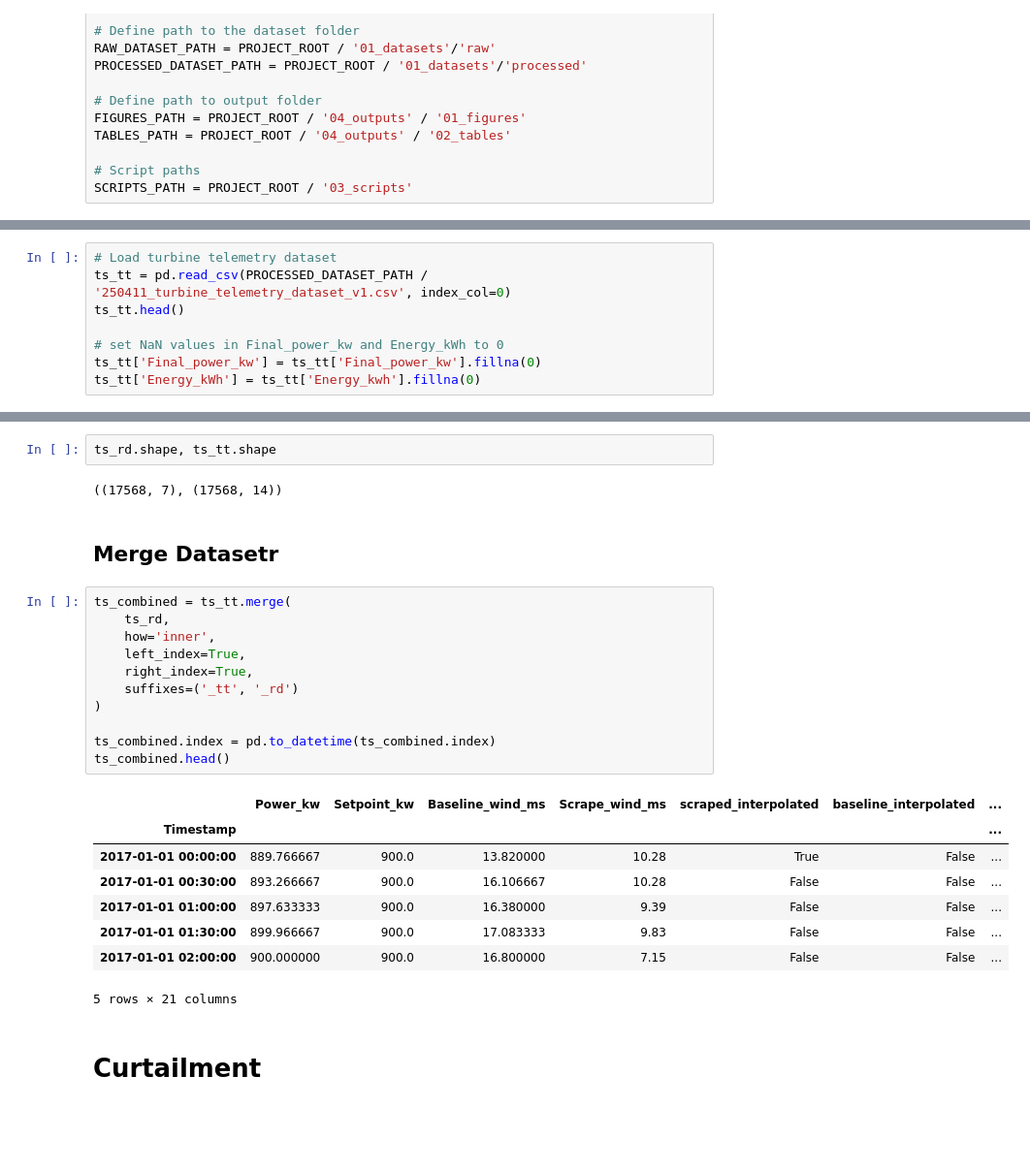
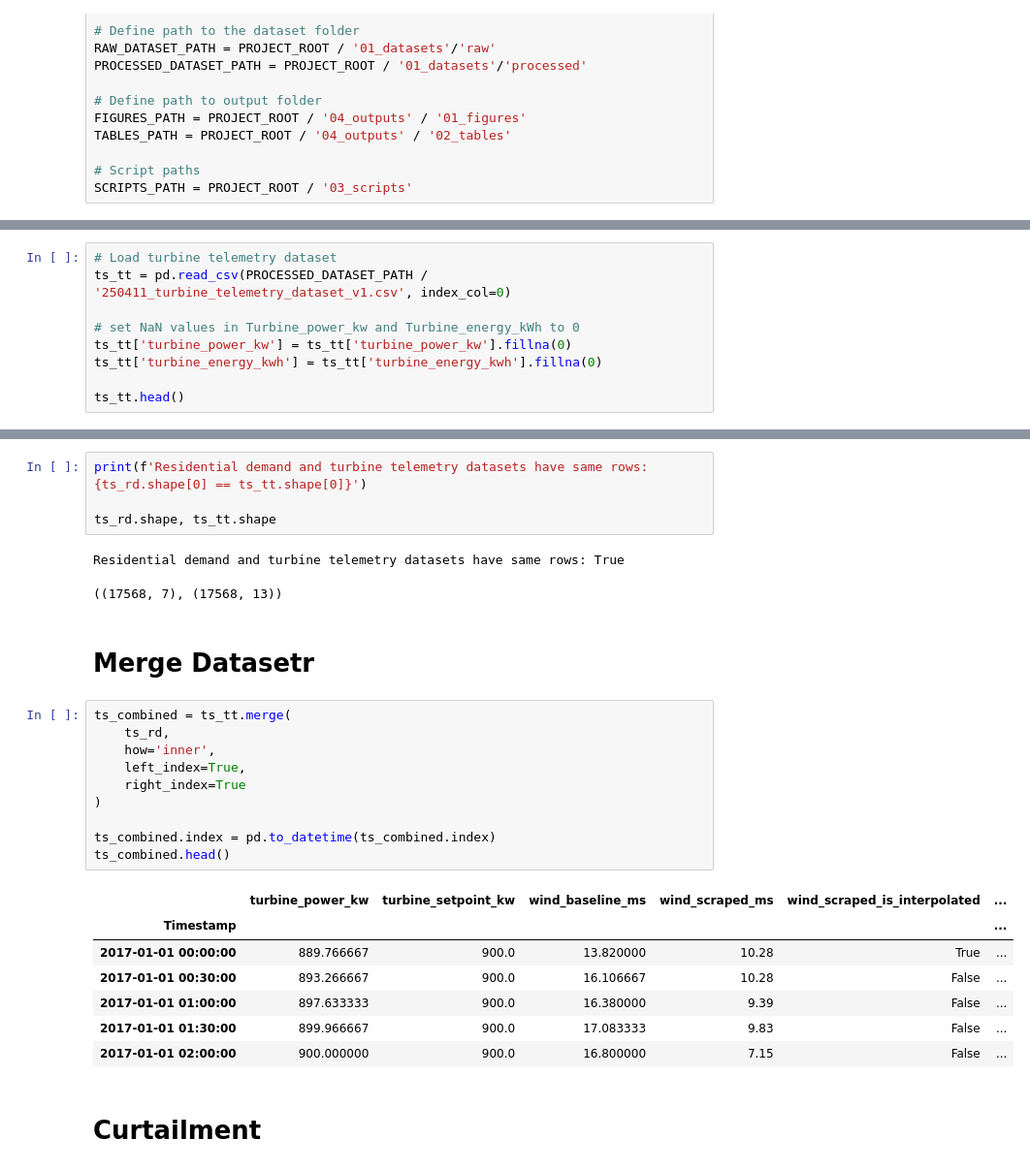
Before and after one commit to ryanabsar/AIB-Capstone-Project, a Jupyter notebook: 02_notebooks/95_Curtailment_Analysis.ipynb, the cells around one changed output, grey strips where cells are left out. Shown: that part at 97% size. Cells and saved outputs as stored; diff of their text form; blank space fills up the shorter version.

```diff
--- a/02_notebooks/95_Curtailment_Analysis.ipynb
+++ b/02_notebooks/95_Curtailment_Analysis.ipynb
@@ -49,8 +50,9 @@ SCRIPTS_PATH = PROJECT_ROOT / '03_scripts'
 # %%
 # Load turbine telemetry dataset
 ts_tt = pd.read_csv(PROCESSED_DATASET_PATH / '250411_turbine_telemetry_dataset_v1.csv', index_col=0)
+
+# set NaN values in Turbine_power_kw and Turbine_energy_kWh to 0
+ts_tt['turbine_power_kw'] = ts_tt['turbine_power_kw'].fillna(0)
+ts_tt['turbine_energy_kwh'] = ts_tt['turbine_energy_kwh'].fillna(0)
+
 ts_tt.head()
-
-# set NaN values in Final_power_kw and Energy_kWh to 0
-ts_tt['Final_power_kw'] = ts_tt['Final_power_kw'].fillna(0)
-ts_tt['Energy_kWh'] = ts_tt['Energy_kwh'].fillna(0)
@@ -69,29 +94,30 @@ ts_rd.head()
 # %%
+print(f'Residential demand and turbine telemetry datasets have same rows: {ts_rd.shape[0] == ts_tt.shape[0]}')
+
 ts_rd.shape, ts_tt.shape
 # %% [output]
-((17568, 7), (17568, 14))
+Residential demand and turbine telemetry datasets have same rows: True
+((17568, 7), (17568, 13))
 # %% [markdown]
-## Merge Datasetr
+# Merge Datasetr
 # %%
 ts_combined = ts_tt.merge(
     ts_rd,
     how='inner',
     left_index=True,
-    right_index=True,
-    suffixes=('_tt', '_rd')
+    right_index=True
 )
 
 ts_combined.index = pd.to_datetime(ts_combined.index)
 ts_combined.head()
 # %% [output]
-|  | Power_kw | Setpoint_kw | Baseline_wind_ms | Scrape_wind_ms | scraped_interpolated | baseline_interpolated | ... |
-| Timestamp |  |  |  |  |  |  | ... |
-| 2017-01-01 00:00:00 | 889.766667 | 900.0 | 13.820000 | 10.28 | True | False | ... |
-| 2017-01-01 00:30:00 | 893.266667 | 900.0 | 16.106667 | 10.28 | False | False | ... |
-| 2017-01-01 01:00:00 | 897.633333 | 900.0 | 16.380000 | 9.39 | False | False | ... |
-| 2017-01-01 01:30:00 | 899.966667 | 900.0 | 17.083333 | 9.83 | False | False | ... |
-| 2017-01-01 02:00:00 | 900.000000 | 900.0 | 16.800000 | 7.15 | False | False | ... |
+|  | turbine_power_kw | turbine_setpoint_kw | wind_baseline_ms | wind_scraped_ms | wind_scraped_is_interpolated | ... |
+| Timestamp |  |  |  |  |  | ... |
+| 2017-01-01 00:00:00 | 889.766667 | 900.0 | 13.820000 | 10.28 | True | ... |
+| 2017-01-01 00:30:00 | 893.266667 | 900.0 | 16.106667 | 10.28 | False | ... |
+| 2017-01-01 01:00:00 | 897.633333 | 900.0 | 16.380000 | 9.39 | False | ... |
+| 2017-01-01 01:30:00 | 899.966667 | 900.0 | 17.083333 | 9.83 | False | ... |
+| 2017-01-01 02:00:00 | 900.000000 | 900.0 | 16.800000 | 7.15 | False | ... |
-5 rows × 21 columns
 # %% [markdown]
 # Curtailment
 # %%
```
Also changed, not shown: parts of 27 cells of this notebook, 4 other files.
